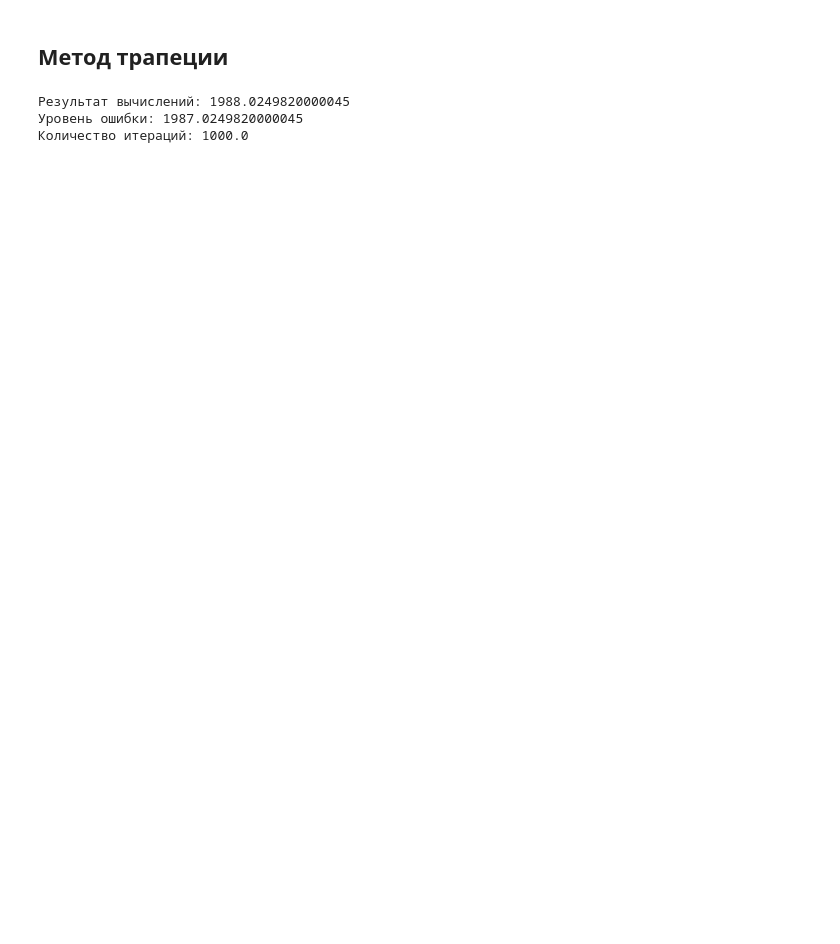
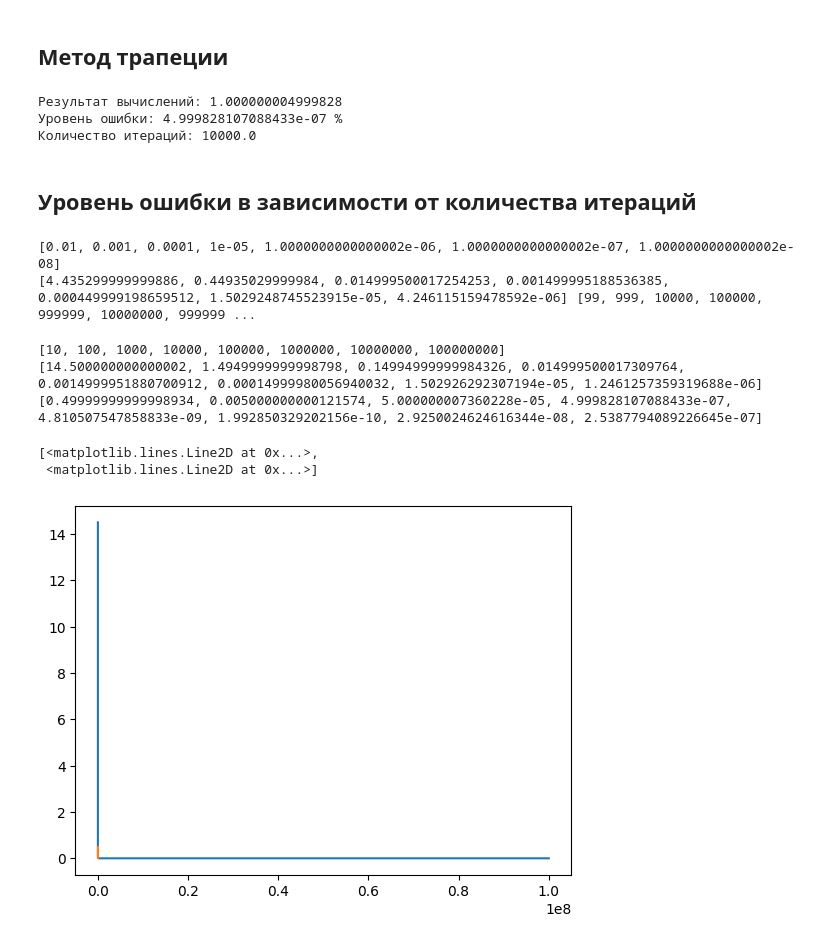
Before and after one commit to ruGudin/NeuralNetwork, a Jupyter notebook: itegrals.ipynb, the cells around one changed output. Cells and saved outputs as stored; diff of their text form; code cells hidden in the pictures; blank space fills up the shorter version.

```diff
--- a/itegrals.ipynb
+++ b/itegrals.ipynb
@@ -12,7 +12,7 @@ import pandas as pd
 # %%
 a = 0
 b = 1
-dx = 0.001
+dx = 0.0001
 expect_int = 1
 
 print("a =", a)
@@ -82,9 +77,78 @@ i_rect, n_rect = IntegralTrap(a, b-dx, dx, F)
 err_rect = abs(expect_int - i_rect)
 
 print("Результат вычислений:", i_rect)
-print("Уровень ошибки:", err_rect)
+print("Уровень ошибки:", err_rect * 100, "%")
 print("Количество итераций:", n_rect)
 # %% [output]
-Результат вычислений: 1988.0249820000045
-Уровень ошибки: 1987.0249820000045
-Количество итераций: 1000.0
+Результат вычислений: 1.000000004999828
+Уровень ошибки: 4.999828107088433e-07 %
+Количество итераций: 10000.0
+# %% [markdown]
+## Уровень ошибки в зависимости от количества итераций
+# %%
+counter = 0.1
+DX = [0] * 7
+for i in range(7):
+    DX[i] = counter / 10
+    counter /= 10
+
+print(DX)
+
+vec_res_rect = [0] * 7
+vec_n_rect = [0] * 7
+for i in range(7):
+    res, vec_n_rect[i] = IntegralRect(a, b-DX[i], DX[i], F)
+    vec_res_rect[i] = abs(expect_int - res) * 100
+
+print(vec_res_rect, vec_n_rect)
+# %% [output]
+[0.01, 0.001, 0.0001, 1e-05, 1.0000000000000002e-06, 1.0000000000000002e-07, 1.0000000000000002e-08]
+[4.435299999999886, 0.44935029999984, 0.014999500017254253, 0.001499995188536385, 0.000449999198659512, 1.5029248745523915e-05, 4.246115159478592e-06] [99, 999, 10000, 100000, 999999, 10000000, 999999 ...
+# %%
+#метод прямоугольников
+def rect_integral(f,xmin,xmax,n):
+    dx=(xmax-xmin)/n
+    area=0
+    x=xmin
+    for i in range(n):
+        area+=dx*f(x)
+        x+=dx
+    return area
+
+#метод трапеций
+def tr_integral(f,xmin,xmax,n):
+    dx=(xmax-xmin)/n
+    area=0
+    x=xmin
+    for i in range(n):
+        area+=dx*(f(x)+f(x+dx))/2
+        x+=dx
+    return area
+
+counter = 1
+NN = [0] * 8
+for i in range(8):
+    NN[i] = counter * 10
+    counter *= 10
+
+vec_res_rect = [0] * 8
+vec_res_tr = [0] * 8
+for i in range(8):
+    res_rect = rect_integral(F, a, b, NN[i])
+    vec_res_rect[i] = abs(expect_int - res_rect) * 100
+
+    res_tr = tr_integral(F, a, b, NN[i])
+    vec_res_tr[i] = abs(expect_int - res_tr) * 100
+
+print(NN)
+print(vec_res_rect)
+print(vec_res_tr)
+
+plt.plot(NN, vec_res_rect, vec_res_tr)
+# %% [output]
+[10, 100, 1000, 10000, 100000, 1000000, 10000000, 100000000]
+[14.500000000000002, 1.4949999999998798, 0.14994999999984326, 0.014999500017309764, 0.0014999951880700912, 0.00014999980056940032, 1.502926292307194e-05, 1.2461257359319688e-06]
+[0.49999999999998934, 0.005000000000121574, 5.000000007360228e-05, 4.999828107088433e-07, 4.810507547858833e-09, 1.992850329202156e-10, 2.9250024624616344e-08, 2.5387794089226645e-07]
+[<matplotlib.lines.Line2D at 0x...>,
+ <matplotlib.lines.Line2D at 0x...>]
+[figure, added]
```
Also changed, not shown: parts of 5 cells of this notebook.
